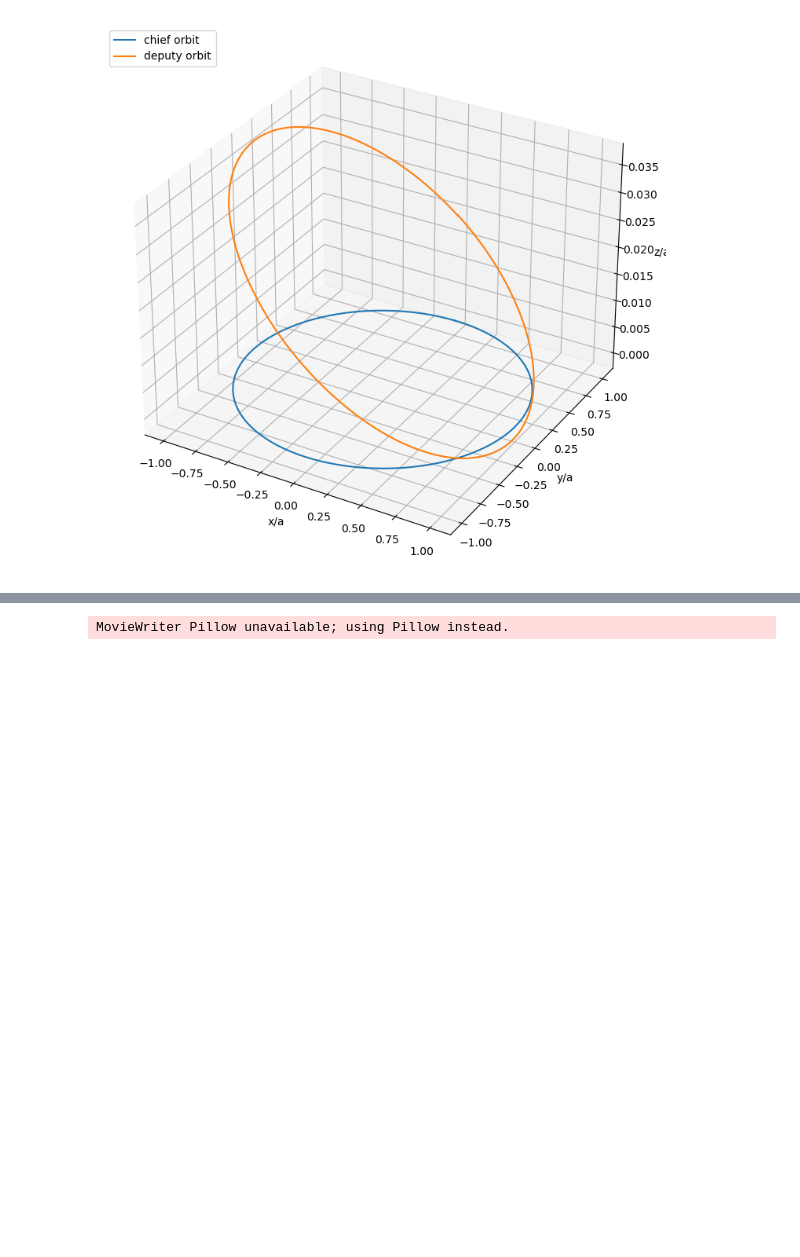
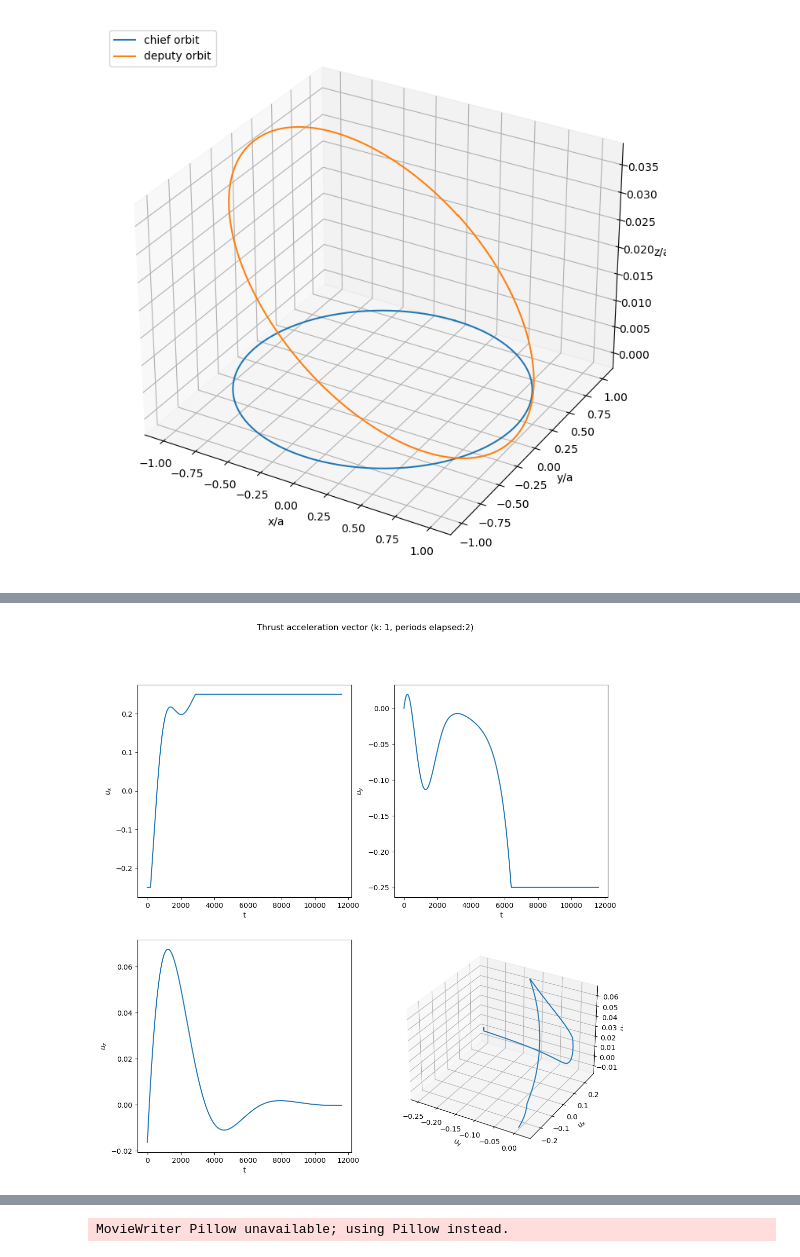
Before and after one commit to A1rsenij/Spacecraft-control, a Jupyter notebook: sff.ipynb, the cells around one changed output, grey strips where cells are left out. Cells and saved outputs as stored; diff of their text form; code cells hidden in the pictures; blank space fills up the shorter version.

```diff
--- a/sff.ipynb
+++ b/sff.ipynb
@@ -376,3 +400,31 @@ plt.show()
+# %%
+fig = plt.figure(figsize=(12, 12), dpi=100)
+fig.suptitle(f"Thrust acceleration vector (k: {k}, periods elapsed:{n_periods})")
+
+ax1 = fig.add_subplot(2, 2, 1)
+ax1.plot(solution.t, thrust[0])
+ax1.set_xlabel("t")
+ax1.set_ylabel(r"$u_x$")
+
+ax2 = fig.add_subplot(2, 2, 2)
+ax2.plot(solution.t, thrust[1])
+ax2.set_xlabel("t")
+ax2.set_ylabel(r"$u_y$")
+
+ax3 = fig.add_subplot(2, 2, 3)
+ax3.plot(solution.t, thrust[2])
+ax3.set_xlabel("t")
+ax3.set_ylabel(r"$u_z$")
+
+ax4 = fig.add_subplot(2, 2, 4, projection='3d')
+ax4.plot3D(thrust[1], thrust[0], thrust[2])
+ax4.set_xlabel(r"$u_y$")
+ax4.set_ylabel(r"$u_x$")
+ax4.set_zlabel(r"$u_z$")
+
+plt.show()
+# %% [output]
+[figure, added]
 # %%
 # deputy and chief orbits in ECI coordinate system
 fig = plt.figure(figsize=(9, 9))
```
Also changed, not shown: parts of 4 cells of this notebook, 1 other file.
